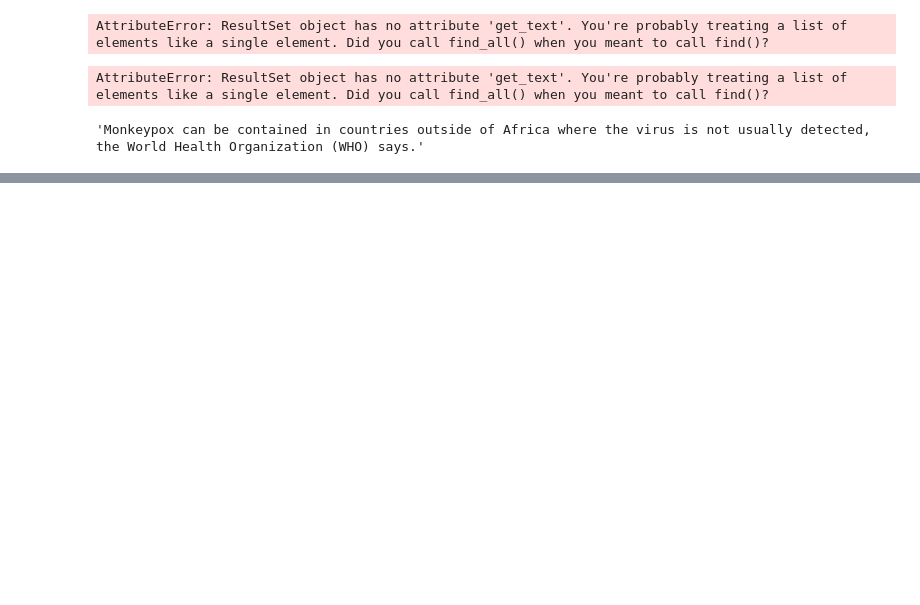
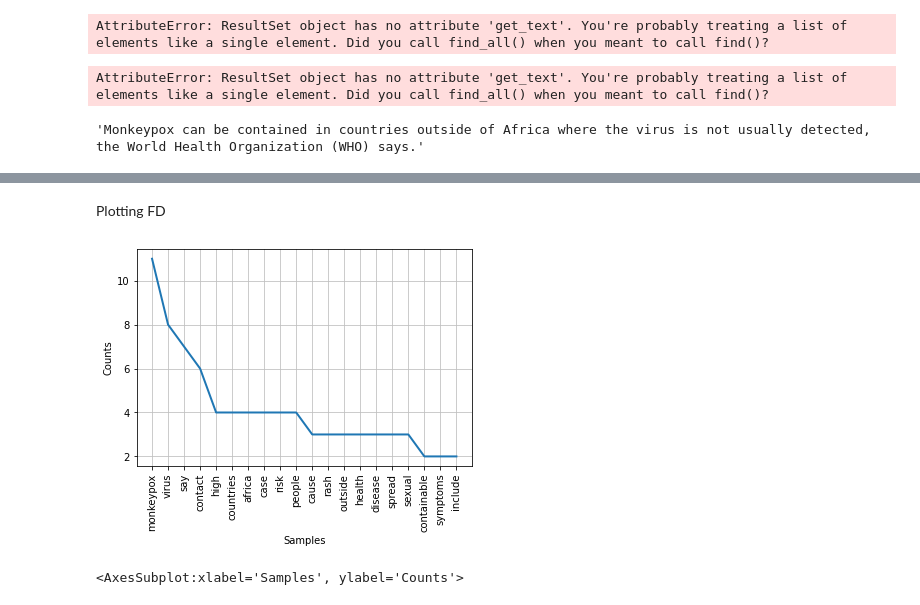
Before and after one commit to Arooj-Hussain/BBC-Health-Analysis, a Jupyter notebook: FirstScrape.ipynb, the cells around one changed output, grey strips where cells are left out. Drawn from its saved outputs; the diff is of its cells as text; code cells hidden in the pictures; blank space fills up the shorter version.

Commit message:
Using NLTK

```diff
--- a/FirstScrape.ipynb
+++ b/FirstScrape.ipynb
@@ -174,0 +253,9 @@ soup.article.get_text()
+# %%
+import re
+new_tokens = []
+for token in tokens:
+    new_token = re.sub(r'[^\w\s]', '', token)
+    if new_token != '':
+        new_tokens.append(new_token)
+tokens = new_tokens
+print(tokens)
@@ -174,0 +266,13 @@ soup.article.get_text()
+# %%
+nltk.download('stopwords')
+
+from nltk.corpus import stopwords
+
+stopwords.words('english')
+
+new_tokens = []
+for token in tokens:
+    if token not in stopwords.words('english'):
+        new_tokens.append(token)
+tokens = new_tokens
+print(tokens)
@@ -174,0 +286,12 @@ soup.article.get_text()
+# %%
+#import nltk
+#do download all once
+#nltk.download('all')
+from nltk.stem import WordNetLemmatizer
+lemmatizer = WordNetLemmatizer()
+lemmas = []
+for token in tokens:
+    lemma = lemmatizer.lemmatize(token, pos='v')
+    lemmas.append(lemma)
+tokens = lemmas
+print(tokens)
@@ -174,0 +302,6 @@ soup.article.get_text()
+# %%
+freq = nltk.FreqDist(tokens)
+
+for key,val in freq.items():
+
+    print (str(key) + ':' + str(val))
@@ -174,0 +326,2 @@ soup.article.get_text()
+# %% [markdown]
+Plotting FD
@@ -174,0 +330,5 @@ soup.article.get_text()
+# %%
+freq.plot(20, cumulative=False)
+# %% [output]
+[figure, added]
+<AxesSubplot:xlabel='Samples', ylabel='Counts'>
```
Also changed, not shown: parts of 28 cells of this notebook.
